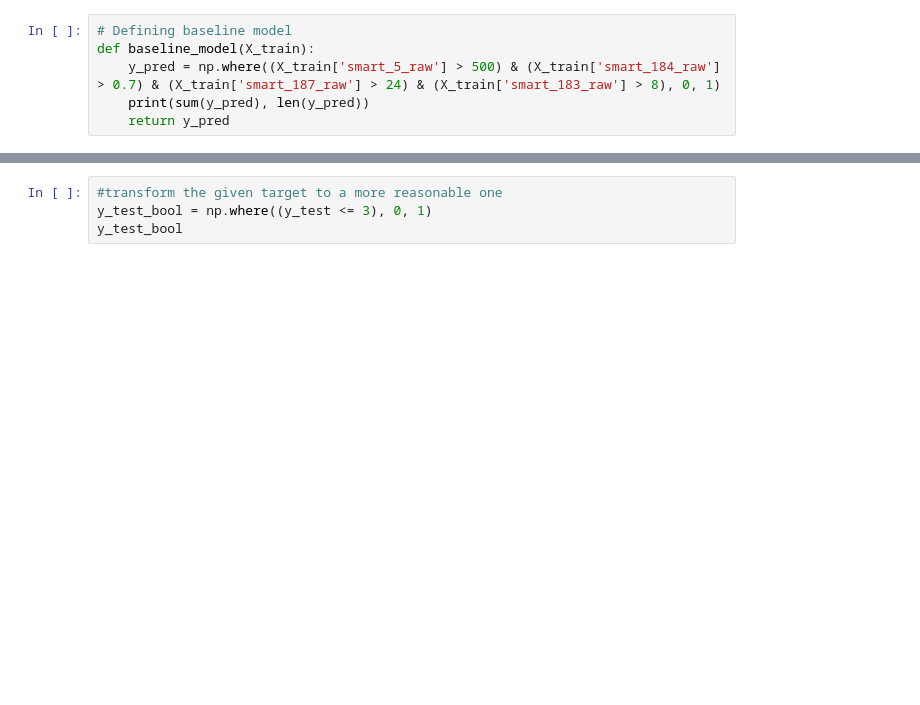
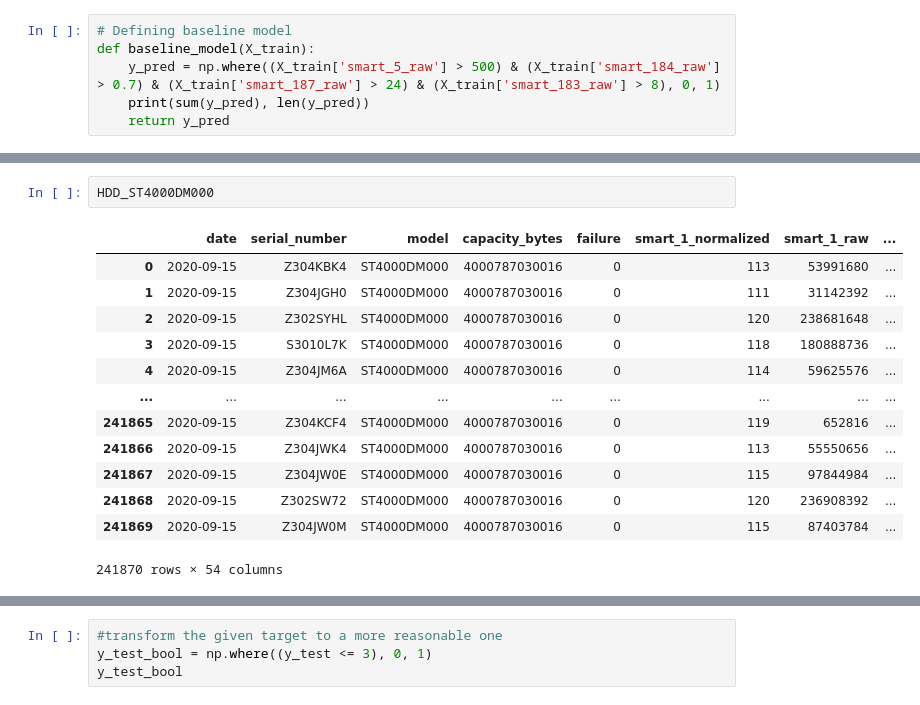
Before and after one commit to wcmphysics/DataScienceBootcamp-Capstone, a Jupyter notebook: notebooks/Andreas_NB.ipynb, the cells around one changed output, grey strips where cells are left out. Drawn from its saved outputs; the diff is of its cells as text; blank space fills up the shorter version.

```diff
--- a/notebooks/Andreas_NB.ipynb
+++ b/notebooks/Andreas_NB.ipynb
@@ -490,0 +483,16 @@ AttributeError: 'numpy.ndarray' object has no attribute 'isunique'
+# %%
+HDD_ST4000DM000
+# %% [output]
+|  | date | serial_number | model | capacity_bytes | failure | smart_1_normalized | smart_1_raw | ... |
+| 0 | 2020-09-15 | Z304KBK4 | ST4000DM000 | 4000787030016 | 0 | 113 | 53991680 | ... |
+| 1 | 2020-09-15 | Z304JGH0 | ST4000DM000 | 4000787030016 | 0 | 111 | 31142392 | ... |
+| 2 | 2020-09-15 | Z302SYHL | ST4000DM000 | 4000787030016 | 0 | 120 | 238681648 | ... |
+| 3 | 2020-09-15 | S3010L7K | ST4000DM000 | 4000787030016 | 0 | 118 | 180888736 | ... |
+| 4 | 2020-09-15 | Z304JM6A | ST4000DM000 | 4000787030016 | 0 | 114 | 59625576 | ... |
+| ... | ... | ... | ... | ... | ... | ... | ... | ... |
+| 241865 | 2020-09-15 | Z304KCF4 | ST4000DM000 | 4000787030016 | 0 | 119 | 652816 | ... |
+| 241866 | 2020-09-15 | Z304JWK4 | ST4000DM000 | 4000787030016 | 0 | 113 | 55550656 | ... |
+| 241867 | 2020-09-15 | Z304JW0E | ST4000DM000 | 4000787030016 | 0 | 115 | 97844984 | ... |
+| 241868 | 2020-09-15 | Z302SW72 | ST4000DM000 | 4000787030016 | 0 | 120 | 236908392 | ... |
+| 241869 | 2020-09-15 | Z304JW0M | ST4000DM000 | 4000787030016 | 0 | 115 | 87403784 | ... |
+241870 rows × 54 columns
```
Also changed, not shown: parts of 11 cells of this notebook, 1 other file.
